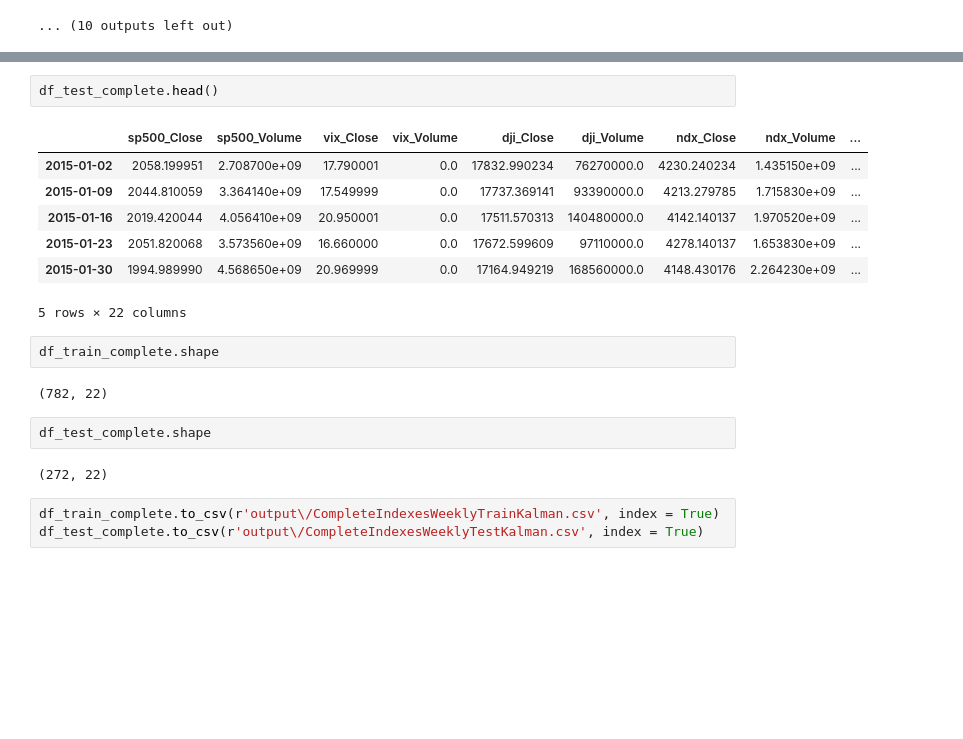
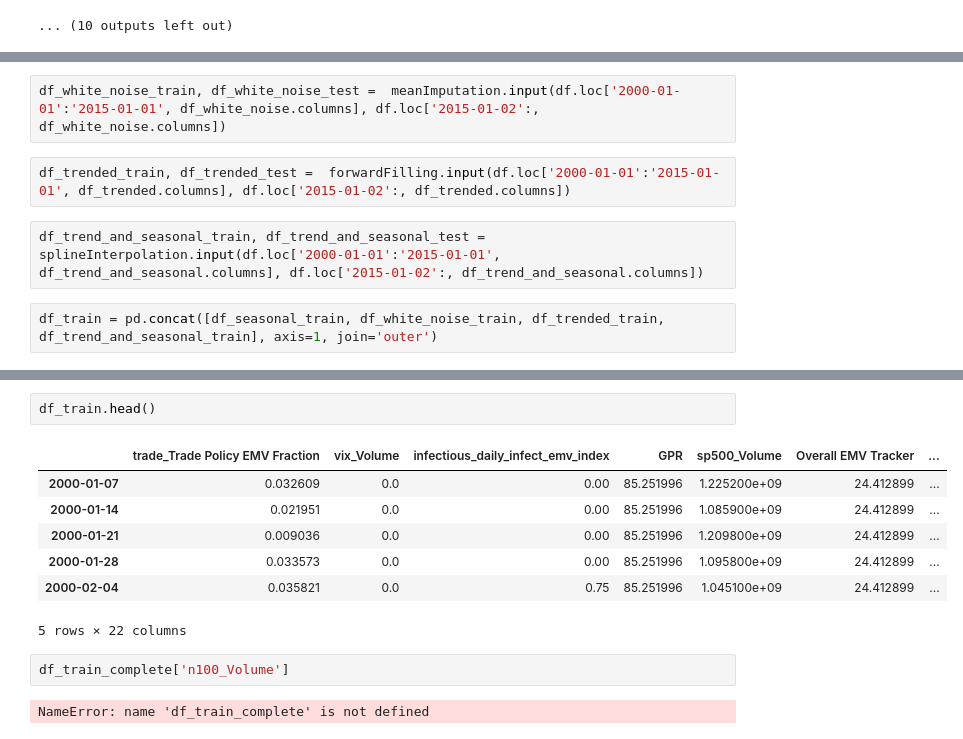
Before and after one commit to silvanaribeiro/dissertacao, a Jupyter notebook: 06.00_Imputing by Time Series' nature + Kalman.ipynb, the cells around one changed output, grey strips where cells are left out. Drawn from its saved outputs; the diff is of its cells as text; blank space fills up the shorter version.

Commit message:
passing kalman fiter

```diff
--- a/Imputing with Tsmoothie Kalman FIlter.ipynb
+++ b/06.00_Imputing by Time Series' nature + Kalman.ipynb
@@ -69,0 +82,8 @@ df_test_complete = pd.DataFrame(data = smoother_test.data.T, index = df_test.ind
+# %%
+df_white_noise_train, df_white_noise_test =  meanImputation.input(df.loc['2000-01-01':'2015-01-01', df_white_noise.columns], df.loc['2015-01-02':, df_white_noise.columns])
+# %%
+df_trended_train, df_trended_test =  forwardFilling.input(df.loc['2000-01-01':'2015-01-01', df_trended.columns], df.loc['2015-01-02':, df_trended.columns])
+# %%
+df_trend_and_seasonal_train, df_trend_and_seasonal_test =  splineInterpolation.input(df.loc['2000-01-01':'2015-01-01', df_trend_and_seasonal.columns], df.loc['2015-01-02':, df_trend_and_seasonal.columns])
+# %%
+df_train = pd.concat([df_seasonal_train, df_white_noise_train, df_trended_train, df_trend_and_seasonal_train], axis=1, join='outer')
@@ -80,21 +131,14 @@ df_train_complete.head()
 # %%
-df_test_complete.head()
+df_train.head()
 # %% [output]
-|  | sp500_Close | sp500_Volume | vix_Close | vix_Volume | dji_Close | dji_Volume | ndx_Close | ndx_Volume | ... |
-| 2015-01-02 | 2058.199951 | 2.708700e+09 | 17.790001 | 0.0 | 17832.990234 | 76270000.0 | 4230.240234 | 1.435150e+09 | ... |
-| 2015-01-09 | 2044.810059 | 3.364140e+09 | 17.549999 | 0.0 | 17737.369141 | 93390000.0 | 4213.279785 | 1.715830e+09 | ... |
-| 2015-01-16 | 2019.420044 | 4.056410e+09 | 20.950001 | 0.0 | 17511.570313 | 140480000.0 | 4142.140137 | 1.970520e+09 | ... |
-| 2015-01-23 | 2051.820068 | 3.573560e+09 | 16.660000 | 0.0 | 17672.599609 | 97110000.0 | 4278.140137 | 1.653830e+09 | ... |
-| 2015-01-30 | 1994.989990 | 4.568650e+09 | 20.969999 | 0.0 | 17164.949219 | 168560000.0 | 4148.430176 | 2.264230e+09 | ... |
+|  | trade_Trade Policy EMV Fraction | vix_Volume | infectious_daily_infect_emv_index | GPR | sp500_Volume | Overall EMV Tracker | ... |
+| 2000-01-07 | 0.032609 | 0.0 | 0.00 | 85.251996 | 1.225200e+09 | 24.412899 | ... |
+| 2000-01-14 | 0.021951 | 0.0 | 0.00 | 85.251996 | 1.085900e+09 | 24.412899 | ... |
+| 2000-01-21 | 0.009036 | 0.0 | 0.00 | 85.251996 | 1.209800e+09 | 24.412899 | ... |
+| 2000-01-28 | 0.033573 | 0.0 | 0.00 | 85.251996 | 1.095800e+09 | 24.412899 | ... |
+| 2000-02-04 | 0.035821 | 0.0 | 0.75 | 85.251996 | 1.045100e+09 | 24.412899 | ... |
 5 rows × 22 columns
 # %%
-df_train_complete.shape
+df_train_complete['n100_Volume']
 # %% [output]
-(782, 22)
+NameError: name 'df_train_complete' is not defined
-# %%
-df_test_complete.shape
-# %% [output]
-(272, 22)
-# %%
-df_train_complete.to_csv(r'output\/CompleteIndexesWeeklyTrainKalman.csv', index = True)
-df_test_complete.to_csv(r'output\/CompleteIndexesWeeklyTestKalman.csv', index = True)
```
Also changed, not shown: parts of 18 cells of this notebook, 15 other files.
